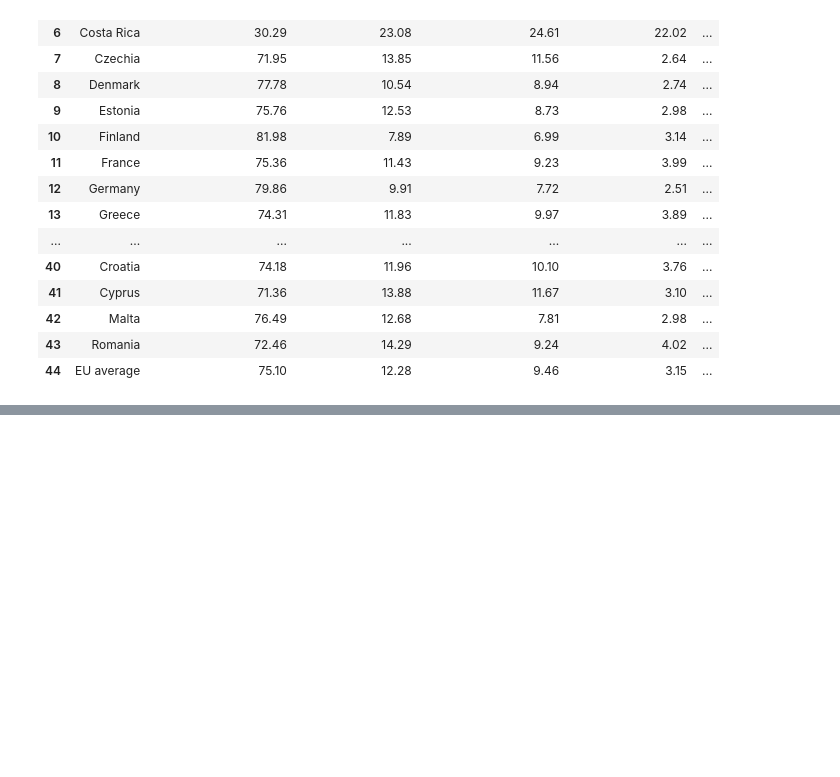
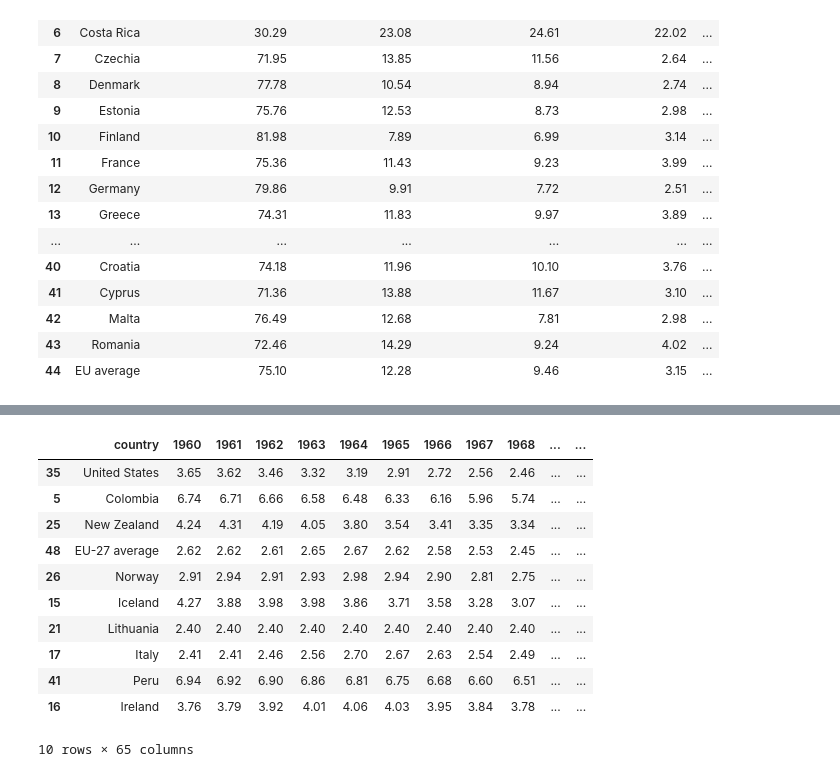
Before and after one commit to YkslB/marriage_statistics, a Jupyter notebook: scripts/Cleaning.ipynb, the cells around one changed output, grey strips where cells are left out. Drawn from its saved outputs; the diff is of its cells as text; code cells hidden in the pictures; blank space fills up the shorter version.

```diff
--- a/scripts/Cleaning.ipynb
+++ b/scripts/Cleaning.ipynb
@@ -1249,3 +1249,6 @@ df_16_3
 | 42 | Malta | 76.49 | 12.68 | 7.81 | 2.98 | ... |
 | 43 | Romania | 72.46 | 14.29 | 9.24 | 4.02 | ... |
 | 44 | EU average | 75.10 | 12.28 | 9.46 | 3.15 | ... |
+# %%
+df_17_1 = pd.read_csv('../data/Raw/OECD/SF_2_1_Total_Fertility_rates_S1.csv')
+df_17_1.head()
@@ -1251,0 +1285,21 @@ df_16_3
+# %%
+df_17_1.columns = df_17_1.columns.str.lower() \
+                .str.replace(' ', '_') \
+                .str.replace('(', '') \
+                .str.replace(')', '') \
+                .str.replace('[^0-9a-zA-Z_]', '', regex=True)
+# %%
+# Convert all but 'country' to float (robust + compact)
+num_cols = [c for c in df_17_1.columns if c != "country"]
+
+df_17_1[num_cols] = (
+    df_17_1[num_cols].astype(str)
+    .replace({'\xa0': '', '\u202f': '', ',': '.'}, regex=True)   # spaces & decimal comma
+    .replace(r'[^\d\.\-]', '', regex=True)                       # keep digits/dot/minus
+    .replace(r'\.\.+', '.', regex=True)                          # collapse multi-dots
+    .replace(r'^\.$|^\s*$', np.nan, regex=True)                  # lone dot/empty -> NaN
+    .apply(pd.to_numeric, errors="coerce")
+)
+# %%
+df_17_1.drop_duplicates(inplace=True)
+df_17_1.dropna(inplace=True)
@@ -1251,0 +1328,15 @@ df_16_3
+# %%
+df_17_1.sample(10)
+# %% [output]
+|  | country | 1960 | 1961 | 1962 | 1963 | 1964 | 1965 | 1966 | 1967 | 1968 | ... | ... |
+| 35 | United States | 3.65 | 3.62 | 3.46 | 3.32 | 3.19 | 2.91 | 2.72 | 2.56 | 2.46 | ... | ... |
+| 5 | Colombia | 6.74 | 6.71 | 6.66 | 6.58 | 6.48 | 6.33 | 6.16 | 5.96 | 5.74 | ... | ... |
+| 25 | New Zealand | 4.24 | 4.31 | 4.19 | 4.05 | 3.80 | 3.54 | 3.41 | 3.35 | 3.34 | ... | ... |
+| 48 | EU-27 average | 2.62 | 2.62 | 2.61 | 2.65 | 2.67 | 2.62 | 2.58 | 2.53 | 2.45 | ... | ... |
+| 26 | Norway | 2.91 | 2.94 | 2.91 | 2.93 | 2.98 | 2.94 | 2.90 | 2.81 | 2.75 | ... | ... |
+| 15 | Iceland | 4.27 | 3.88 | 3.98 | 3.98 | 3.86 | 3.71 | 3.58 | 3.28 | 3.07 | ... | ... |
+| 21 | Lithuania | 2.40 | 2.40 | 2.40 | 2.40 | 2.40 | 2.40 | 2.40 | 2.40 | 2.40 | ... | ... |
+| 17 | Italy | 2.41 | 2.41 | 2.46 | 2.56 | 2.70 | 2.67 | 2.63 | 2.54 | 2.49 | ... | ... |
+| 41 | Peru | 6.94 | 6.92 | 6.90 | 6.86 | 6.81 | 6.75 | 6.68 | 6.60 | 6.51 | ... | ... |
+| 16 | Ireland | 3.76 | 3.79 | 3.92 | 4.01 | 4.06 | 4.03 | 3.95 | 3.84 | 3.78 | ... | ... |
+10 rows × 65 columns
```
Also changed, not shown: parts of 52 cells of this notebook, 6 other files.
